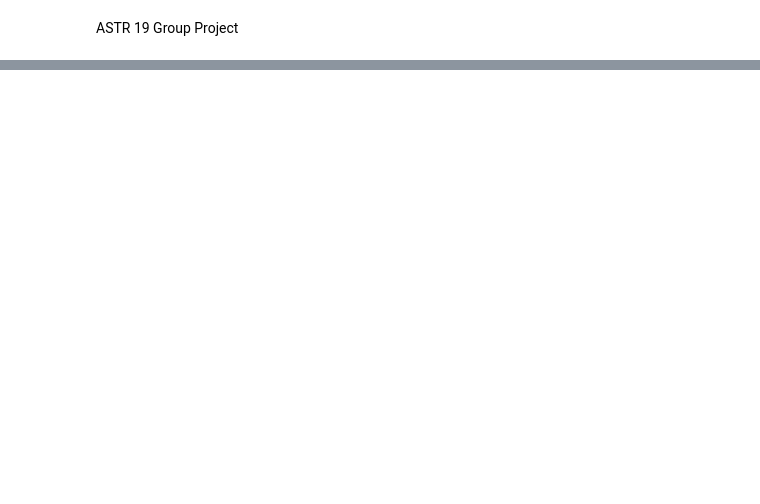
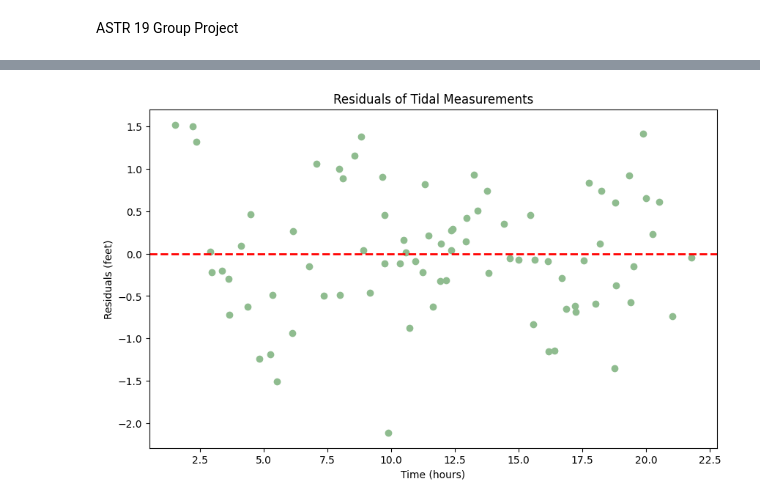
Before and after one commit to C0m91ex/ASTR19-Group-Project, a Jupyter notebook: ASTR19GroupProject.ipynb, the cells around one changed output, grey strips where cells are left out. Cells and saved outputs as stored; diff of their text form; code cells hidden in the pictures; blank space fills up the shorter version.

```diff
--- a/ASTR19GroupProject.ipynb
+++ b/ASTR19GroupProject.ipynb
@@ -118,0 +135,15 @@ plt.show()
+# %%
+# Subtract the model from the data to get residuals
+residuals = heights - model_tide
+
+# Plot the residuals
+plt.figure(figsize=(10, 6))
+plt.scatter(time_in_hours, residuals, color='darkseagreen')
+plt.axhline(0, color='red', linestyle='--', linewidth=2)
+plt.xlabel('Time (hours)')
+plt.ylabel('Residuals (feet)')
+plt.title('Residuals of Tidal Measurements')
+plt.savefig('residuals.pdf')
+plt.show()
+# %% [output]
+[figure, added]
```
Also changed, not shown: parts of 4 cells of this notebook.
